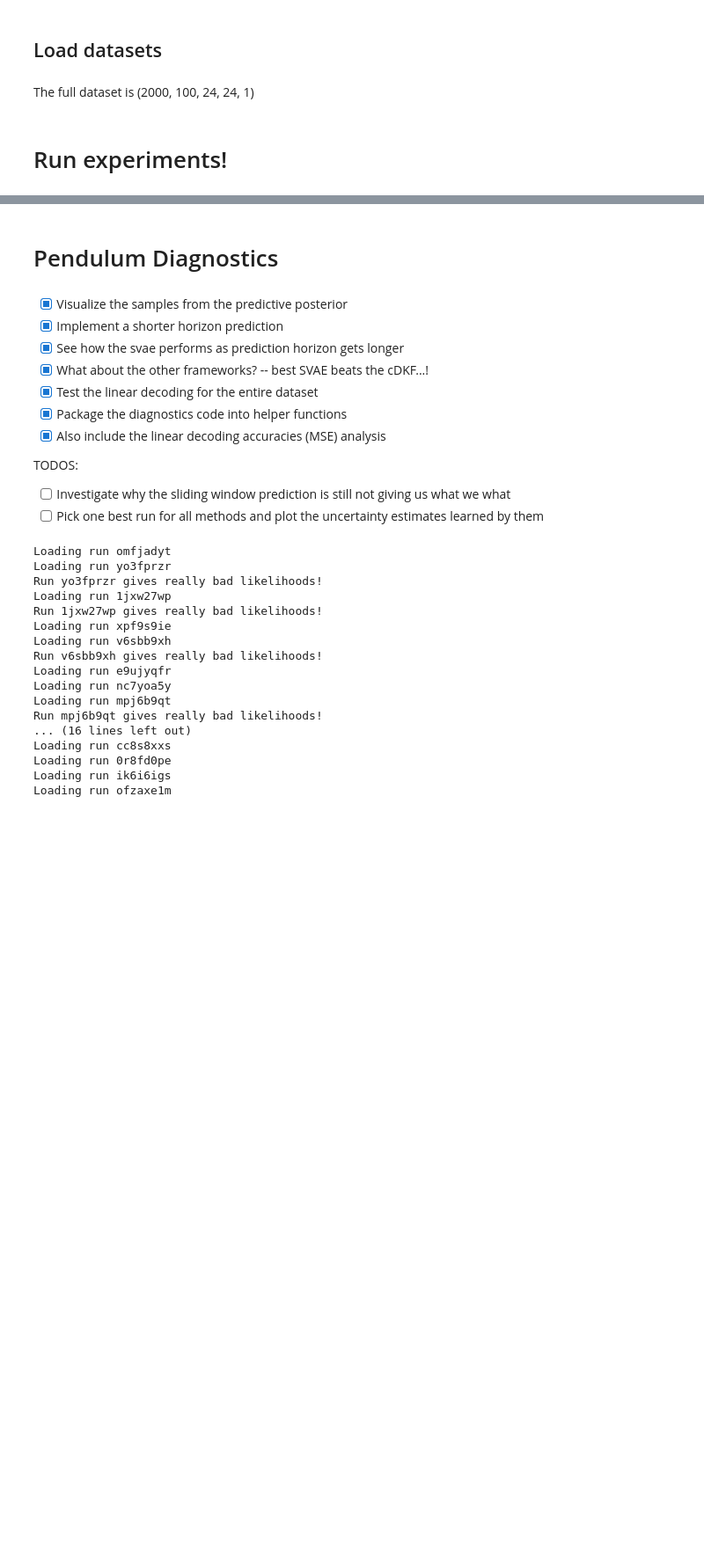
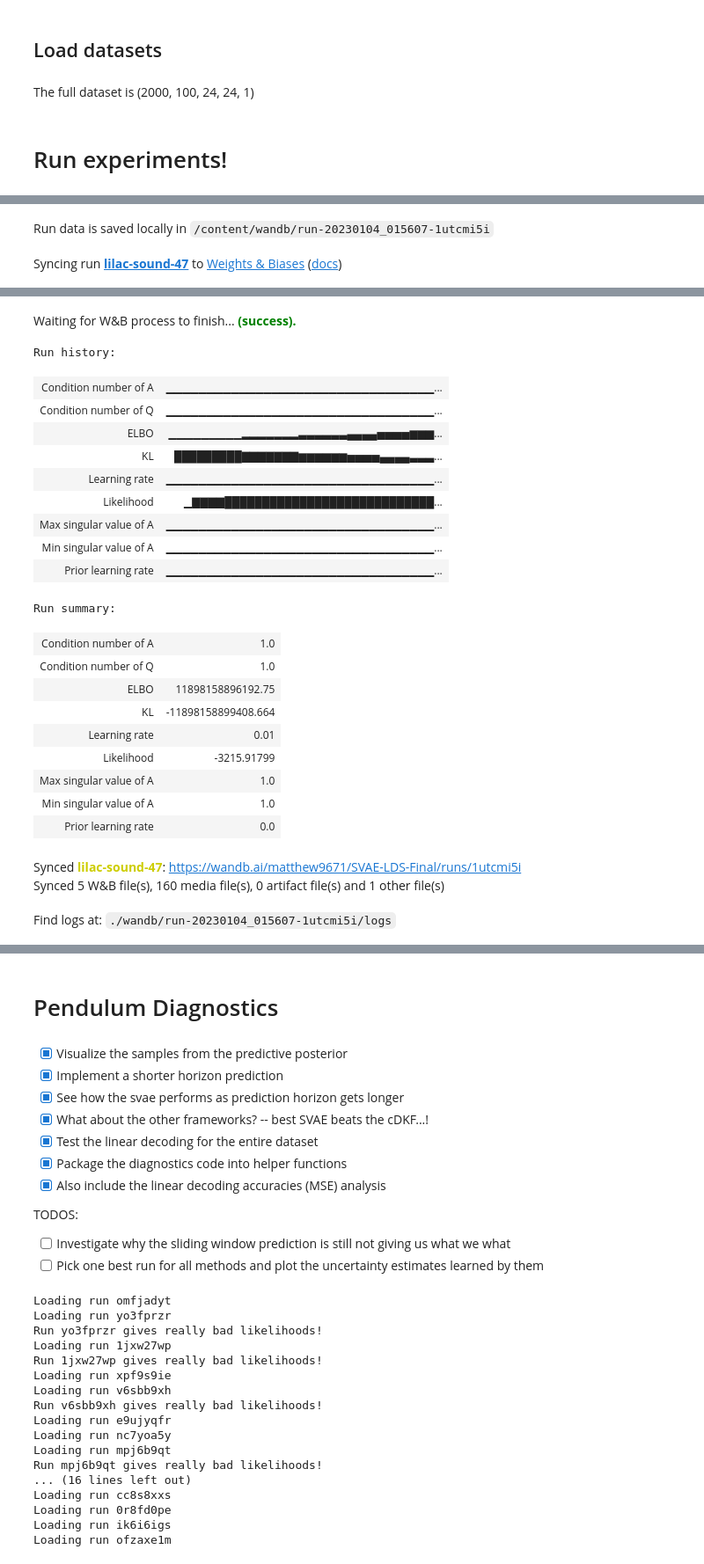
Before and after one commit to matthew9671/MattLab, a Jupyter notebook: Revisiting_SVAE.ipynb, the cells around one changed output, grey strips where cells are left out. Shown at 88% size. Drawn from its saved outputs; the diff is of its cells as text; code cells hidden in the pictures; blank space fills up the shorter version.

```diff
--- a/Revisiting_SVAE.ipynb
+++ b/Revisiting_SVAE.ipynb
@@ -1970,7 +2485,9 @@ def get_marginals_and_targets(seed, data, num_points, model,
         (true_model_params, data[trials])
     true_mus, true_Sigmas = vmap(gaussian_posterior_mean_and_cov)(true_post_params, times)
 
-    model_lds = LDS(model.prior.latent_dims, T, base=model.prior)
+    # TODO: this is temporary! Only for testing parallel KF!
+    base = LieParameterizedLinearGaussianChain(model.prior.latent_dims, T)
+    model_lds = LDS(model.prior.latent_dims, T, base=base)
 
     for i in range(len(past_params)):
         model_params = past_params[i]
@@ -2387,11 +2904,12 @@ def svae_loss(key, model, data_batch, model_params, **train_params):
     objs = result["objective"]
     post_params = result["posterior_params"]
     post_samples = result["posterior_samples"]
-
-    post_suff_stats = vmap(model.posterior.sufficient_statistics)(post_params)
-    expected_post_suff_stats = tree_map(
-        lambda l: np.mean(l,axis=0), post_suff_stats)
-    result["sufficient_statistics"] = expected_post_suff_stats
+    # Need to compute sufficient stats if we want the natural gradient update
+    if (train_params.get("use_natural_grad")):
+        post_suff_stats = vmap(model.posterior.sufficient_statistics)(post_params)
+        expected_post_suff_stats = tree_map(
+            lambda l: np.mean(l,axis=0), post_suff_stats)
+        result["sufficient_statistics"] = expected_post_suff_stats
     return -np.mean(objs), result
 
 def predict_forward(x, A, b, T):
@@ -3761,0 +4147,39 @@ run_variations = {
+# %%
+# Get another run going while I go to coupa
+run_params = {
+    # Most important: inference method
+    "inference_method": "svae",
+    "use_parallel_kf": True,
+    # Relevant dimensions
+    "latent_dims": 3,
+    "rnn_dims": 10,
+    "seed": jr.PRNGKey(0),
+    "dataset_size": "small", # "small", "medium", "large"
+    "snr": "medium", # "small", "medium", "large"
+    "use_natural_grad": False,
+    "constrain_prior": True,
+    # We set it to true for since it's extra work to compute the sufficient stats
+    # from smoothed potentials in the current parallel KF
+    "sample_kl": True,
+    "base_lr": 1e-2,
+    "prior_base_lr": 0, #1e-3, # Debugging: set prior lr to 0
+    "prior_lr_warmup": True,
+    "lr_decay": False,
+    "group_tag": "",
+    # The only LDS-specific entries
+    "emission_dims": 5,
+    "run_type": "model_learning", # "inference_only"
+    "log_to_wandb": True
+}
+
+results = experiment_scheduler(run_params,
+                    #  run_variations=run_variations,
+                     dataset_getter=sample_lds_dataset,
+                     model_getter=init_model,
+                     train_func=start_trainer,
+                     params_expander=expand_lds_parameters,
+                     on_error=on_error,
+                     continue_on_error=True
+                     )
+wandb.finish()
+# %% [output]
@@ -3761,0 +4204,2 @@ run_variations = {
+Run data is saved locally in /content/wandb/run-20230104_015607-1utcmi5i
+Syncing run lilac-sound-47 to Weights & Biases (docs)
@@ -3761,0 +4223,24 @@ run_variations = {
+Waiting for W&B process to finish... (success).
+Run history:
+| Condition number of A | ▁▁▁▁▁▁▁▁▁▁▁▁▁▁▁▁▁▁▁▁▁▁▁▁▁▁▁▁▁▁▁▁▁... |
+| Condition number of Q | ▁▁▁▁▁▁▁▁▁▁▁▁▁▁▁▁▁▁▁▁▁▁▁▁▁▁▁▁▁▁▁▁▁... |
+| ELBO | ▁▁▁▁▁▁▁▁▁▂▂▂▂▂▂▂▃▃▃▃▃▃▄▄▄▄▅▅▅▅▆▆▆... |
+| KL | █████████▇▇▇▇▇▇▇▆▆▆▆▆▆▅▅▅▅▄▄▄▄▃▃▃... |
+| Learning rate | ▁▁▁▁▁▁▁▁▁▁▁▁▁▁▁▁▁▁▁▁▁▁▁▁▁▁▁▁▁▁▁▁▁... |
+| Likelihood | ▁▇▇▇▇████████████████████████████... |
+| Max singular value of A | ▁▁▁▁▁▁▁▁▁▁▁▁▁▁▁▁▁▁▁▁▁▁▁▁▁▁▁▁▁▁▁▁▁... |
+| Min singular value of A | ▁▁▁▁▁▁▁▁▁▁▁▁▁▁▁▁▁▁▁▁▁▁▁▁▁▁▁▁▁▁▁▁▁... |
+| Prior learning rate | ▁▁▁▁▁▁▁▁▁▁▁▁▁▁▁▁▁▁▁▁▁▁▁▁▁▁▁▁▁▁▁▁▁... |
+Run summary:
+| Condition number of A | 1.0 |
+| Condition number of Q | 1.0 |
+| ELBO | 11898158896192.75 |
+| KL | -11898158899408.664 |
+| Learning rate | 0.01 |
+| Likelihood | -3215.91799 |
+| Max singular value of A | 1.0 |
+| Min singular value of A | 1.0 |
+| Prior learning rate | 0.0 |
+Synced lilac-sound-47: https://wandb.ai/matthew9671/SVAE-LDS-Final/runs/1utcmi5i
+Synced 5 W&B file(s), 160 media file(s), 0 artifact file(s) and 1 other file(s)
+Find logs at: ./wandb/run-20230104_015607-1utcmi5i/logs
```
Also changed, not shown: parts of 26 cells of this notebook.
